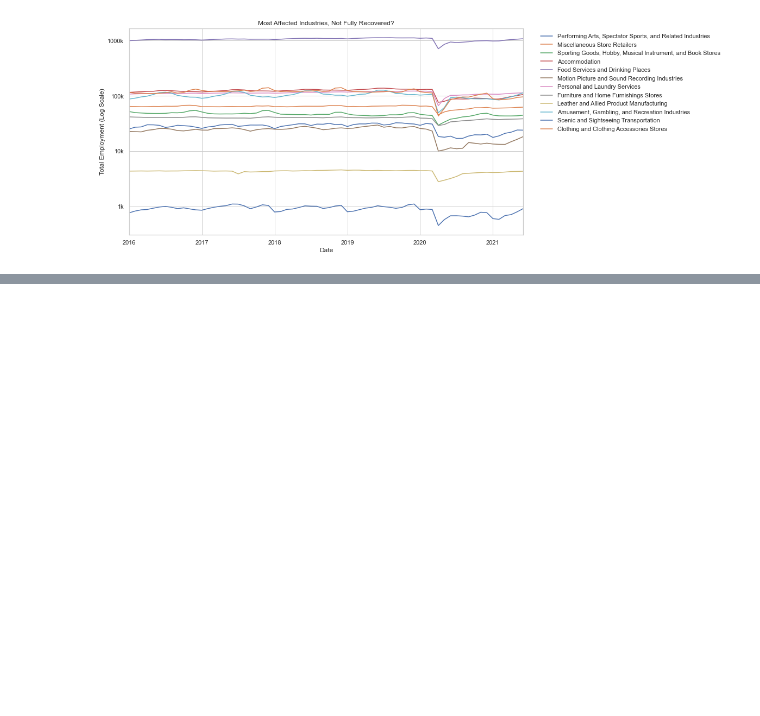
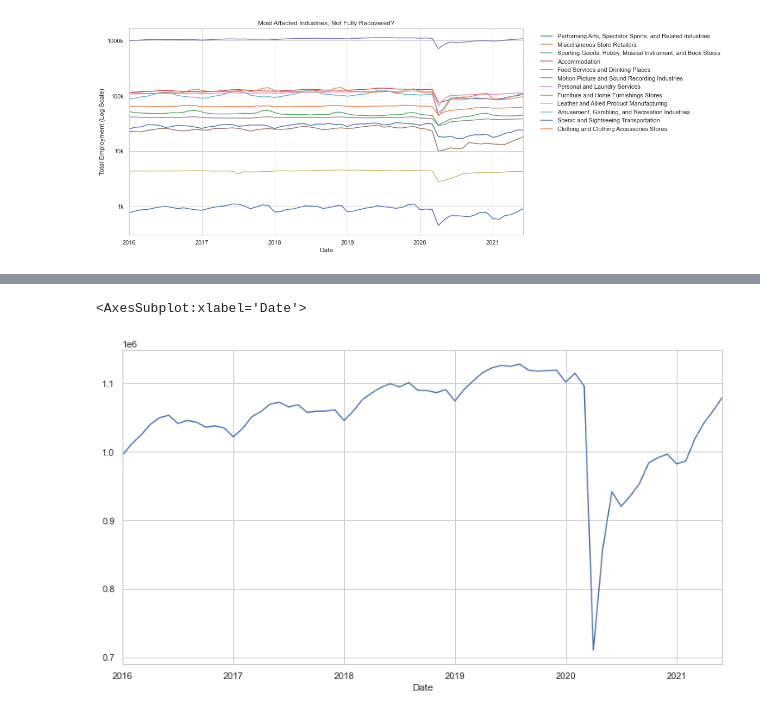
Before and after one commit to capstone-job-market-analysis/job-market-analysis, a Jupyter notebook: jeff_forecast.ipynb, the cells around one changed output, grey strips where cells are left out. Drawn from its saved outputs; the diff is of its cells as text; code cells hidden in the pictures; blank space fills up the shorter version.

```diff
--- a/jeff_forecast.ipynb
+++ b/jeff_forecast.ipynb
@@ -118,0 +153,5 @@ plt.show()
+# %%
+food.plot()
+# %% [output]
+<AxesSubplot:xlabel='Date'>
+[figure, added]
```
Also changed, not shown: parts of 4 cells of this notebook.
